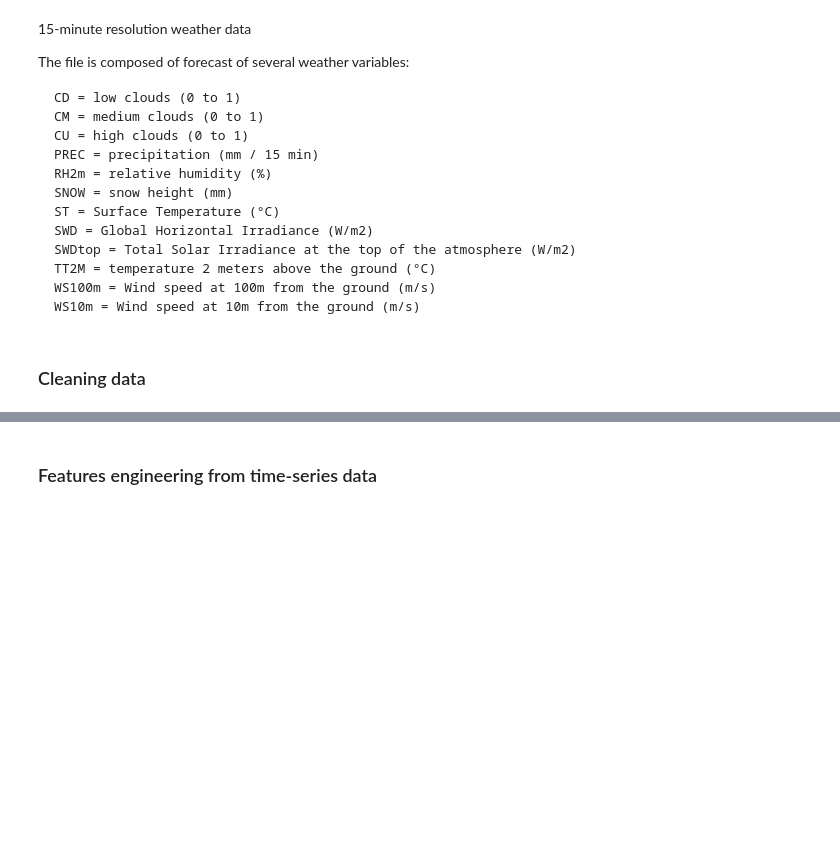
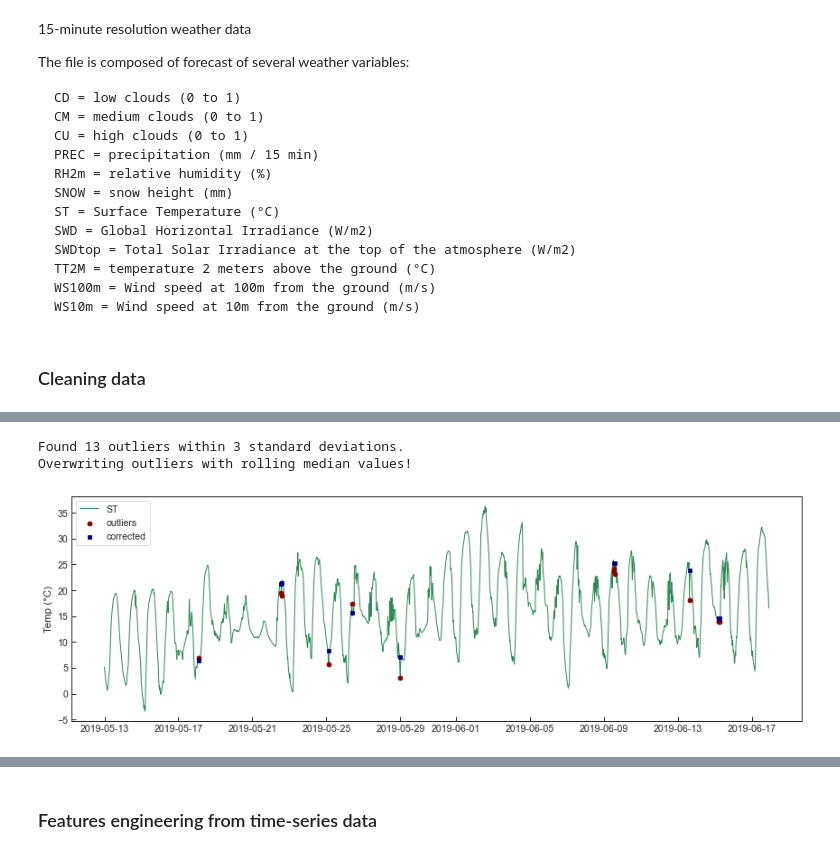
Before and after one commit to sarajcev/chained-regressors, a Jupyter notebook: model.ipynb, the cells around one changed output, grey strips where cells are left out. Cells and saved outputs as stored; diff of their text form; code cells hidden in the pictures; blank space fills up the shorter version.

Commit message:
Show output
Showing notebook cells output.
Add hampel filter

Added Hampel filtering for outlier detection and removal.

```diff
--- a/model.ipynb
+++ b/model.ipynb
@@ -91,3 +169,21 @@ plt.show()
+# %%
+filtered, outliers = hampel_filter(df['ST'], window_size=8)
+# %% [output]
+Found 13 outliers within 3 standard deviations.
+Overwriting outliers with rolling median values!
+# %%
+fig, ax = plt.subplots(figsize=(12,4))
+ax.plot(df['ST'].index, df['ST'].values, lw=1, c='seagreen', label='ST', zorder=1)
+ax.scatter(df['ST'].index[outliers], df['ST'].values[outliers],
+           marker='o', c='darkred', s=25, label='outliers', zorder=2)
+ax.scatter(filtered.index[outliers], filtered.values[outliers],
+           marker='s', c='navy', s=20, label='corrected', zorder=2)
+ax.set_ylabel('Temp (°C)')
+ax.legend(loc='best')
+fig.tight_layout()
+plt.show()
+# %% [output]
+[figure, added]
 # %%
 def plot_correlations(dataframe, column_names, lags=24,
                       copy_data=True, resample=True):
```
Also changed, not shown: parts of 18 cells of this notebook, 1 other file.
